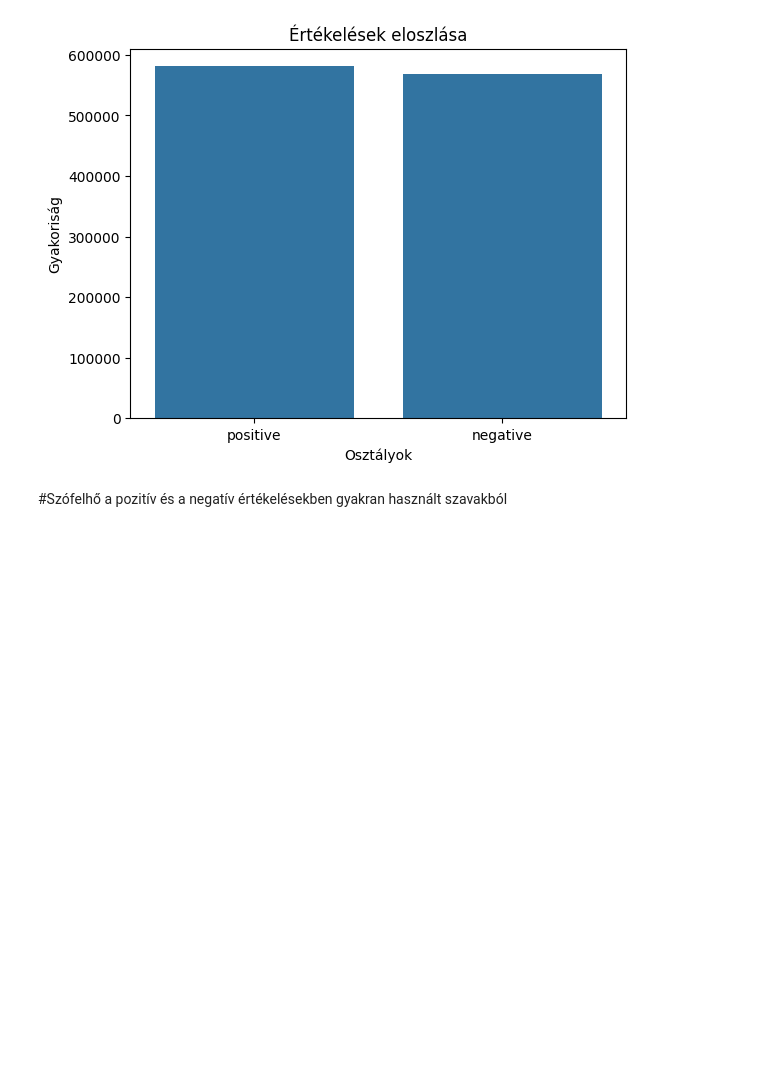
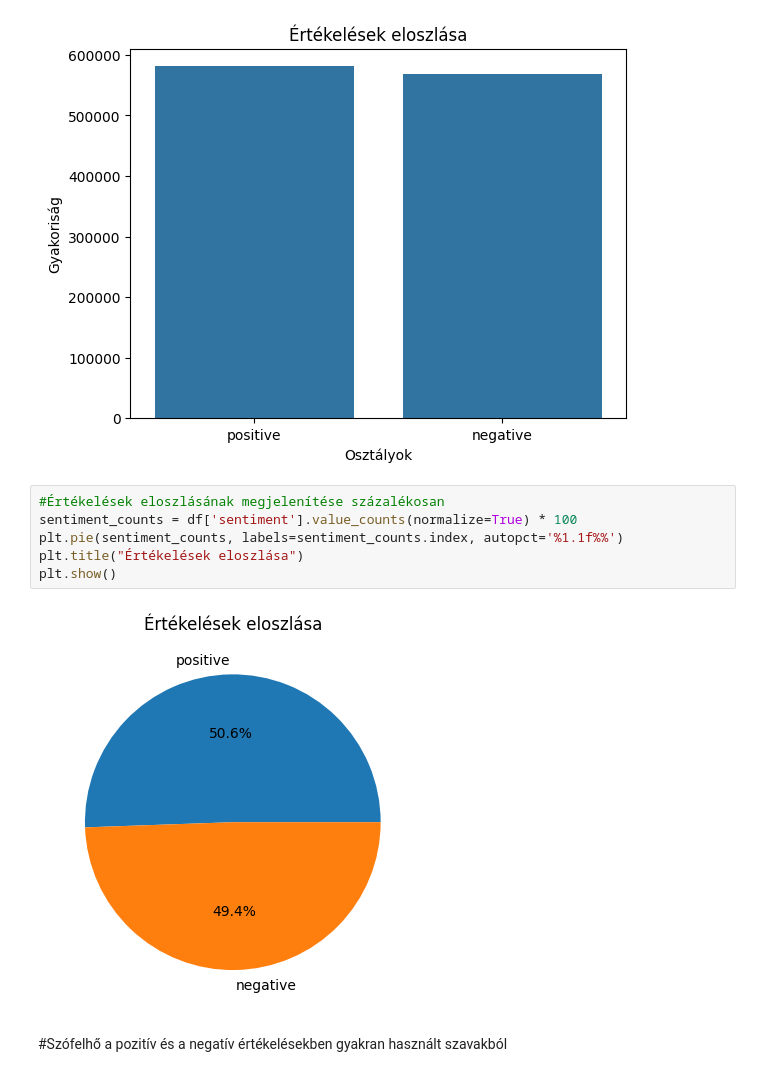
Before and after one commit to Vanii2000/szovegbanyaszat_beadando, a Jupyter notebook: visualisation.ipynb, the cells around one changed output. Saved outputs shown, nothing was run; the diff lists cells and outputs as text; blank space fills up the shorter version.

```diff
--- a/visualisation.ipynb
+++ b/visualisation.ipynb
@@ -143,6 +143,14 @@ plt.ylabel("Gyakoriság")
 plt.show()
 # %% [output]
 [figure]
+# %%
+#Értékelések eloszlásának megjelenítése százalékosan
+sentiment_counts = df['sentiment'].value_counts(normalize=True) * 100
+plt.pie(sentiment_counts, labels=sentiment_counts.index, autopct='%1.1f%%')
+plt.title("Értékelések eloszlása")
+plt.show()
+# %% [output]
+[figure, added]
 # %% [markdown]
 #Szófelhő a pozitív és a negatív értékelésekben gyakran használt szavakból
 # %%
```
